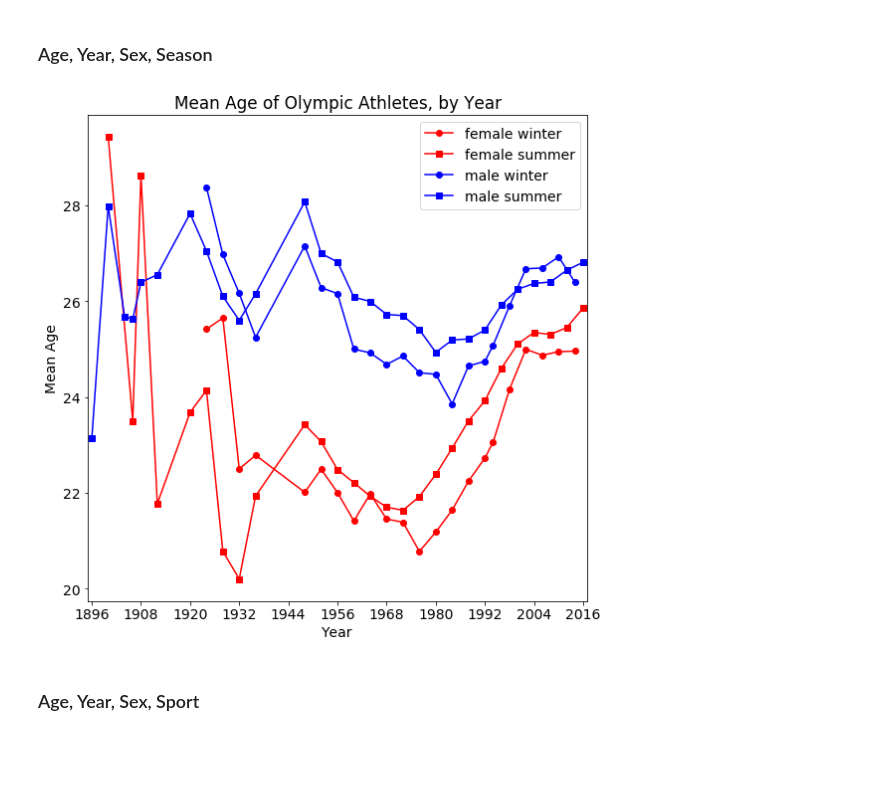
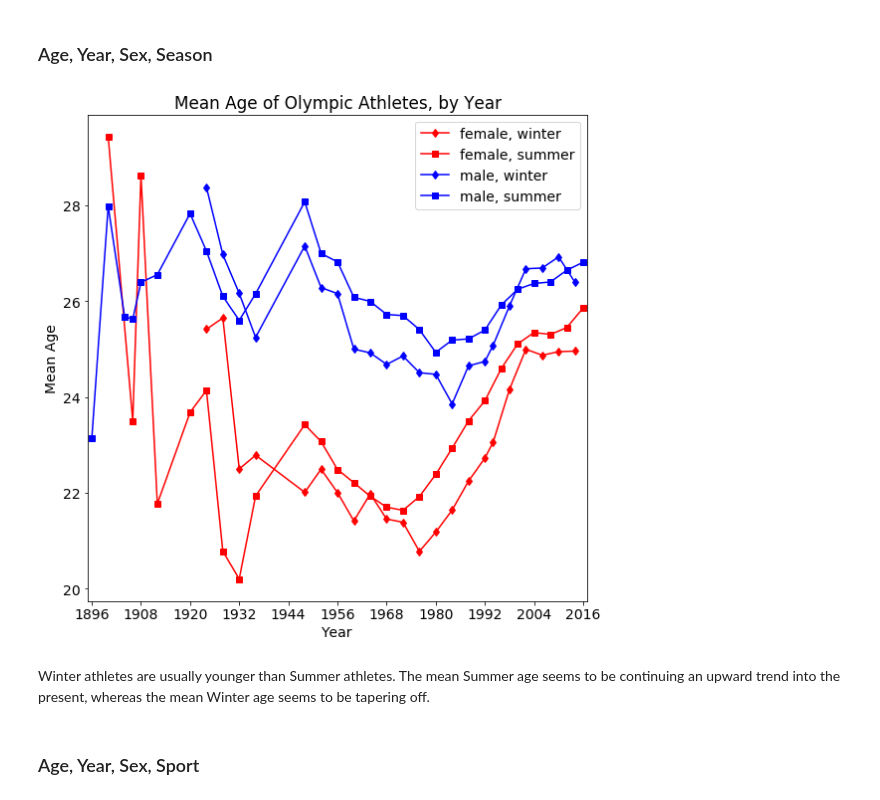
Before and after one commit to davidkobilnyk/OlympicAgeTrends, a Jupyter notebook: olympic_age_trends/exploratory.ipynb, the cells around one changed output. Cells and saved outputs as stored; diff of their text form; code cells hidden in the pictures; blank space fills up the shorter version.

```diff
--- a/olympic_age_trends/exploratory.ipynb
+++ b/olympic_age_trends/exploratory.ipynb
@@ -2566,47 +2522,40 @@ A few countries (e.g., Germany) are actually starting to send male and female at
 # %%
 female = df_explore.IsFemale
 male = ~df_explore.IsFemale
 winter = df_explore.Season == 'Winter'
 summer = df_explore.Season == 'Summer'
-df_explore_female_winter = df_explore[female & winter]
-df_explore_female_summer = df_explore[female & summer]
-df_explore_male_winter = df_explore[male & winter]
-df_explore_male_summer = df_explore[male & summer]
 
 def remove_duplicate_athletes_by_year(df):
     return (
         df.groupby(['AthleteID', 'Year'])
         .Age.mean() # or min() or max(): the ages are same for a given athlete.
         .to_frame()
         .reset_index()
     )
 
 def age_mean_by_year(df):
     return remove_duplicate_athletes_by_year(df).groupby('Year').Age.mean()
 
-def age_mean_by_year_given_df_and_filter_list(df, filter_list):
-    for bool_filter in filter_list:
-        df = df[bool_filter]
-    return age_mean_by_year(df)
-
-female_winter_age_by_year = age_mean_by_year(df_explore_female_winter)
-female_summer_age_by_year = age_mean_by_year(df_explore_female_summer)
-male_winter_age_by_year = age_mean_by_year(df_explore_male_winter)
-male_summer_age_by_year = age_mean_by_year(df_explore_male_summer)
+female_winter_age_by_year = age_mean_by_year(df_explore[female & winter])
+female_summer_age_by_year = age_mean_by_year(df_explore[female & summer])
+male_winter_age_by_year = age_mean_by_year(df_explore[male & winter])
+male_summer_age_by_year = age_mean_by_year(df_explore[male & summer])
 
 plt.figure(figsize=default_figsize)
 plt.plot(
-    female_winter_age_by_year, color='r', label='female winter', marker='o');
+    female_winter_age_by_year, color='r', label='female, winter', marker='d');
 plt.plot(
-    female_summer_age_by_year, color='r', label='female summer', marker='s');
-plt.plot(male_winter_age_by_year, color='b', label='male winter', marker='o');
-plt.plot(male_summer_age_by_year, color='b', label='male summer', marker='s');
+    female_summer_age_by_year, color='r', label='female, summer', marker='s');
+plt.plot(male_winter_age_by_year, color='b', label='male, winter', marker='d');
+plt.plot(male_summer_age_by_year, color='b', label='male, summer', marker='s');
 plt.legend()
 
 labels_title('Year', 'Mean Age', 'Mean Age of Olympic Athletes, by Year')
 use_default_year_settings_for_x_axis()
 # %% [output]
-[figure, old version]
+[figure, new version]
+# %% [markdown]
+Winter athletes are usually younger than Summer athletes. The mean Summer age seems to be continuing an upward trend into the present, whereas the mean Winter age seems to be tapering off.
 # %% [markdown]
 ### Age, Year, Sex, Sport
 # %% [markdown]
```
Also changed, not shown: parts of 49 cells of this notebook, 1 other file.
